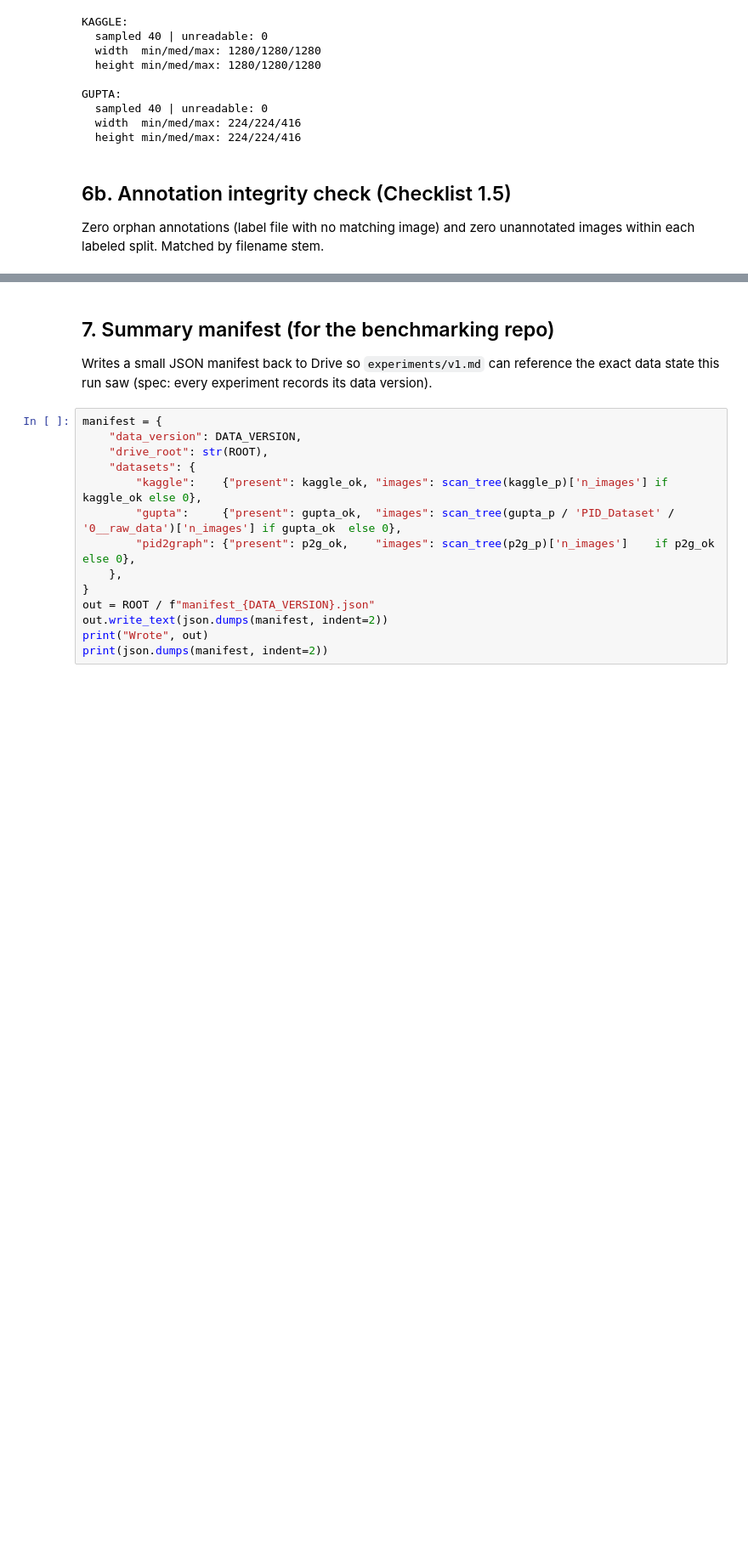
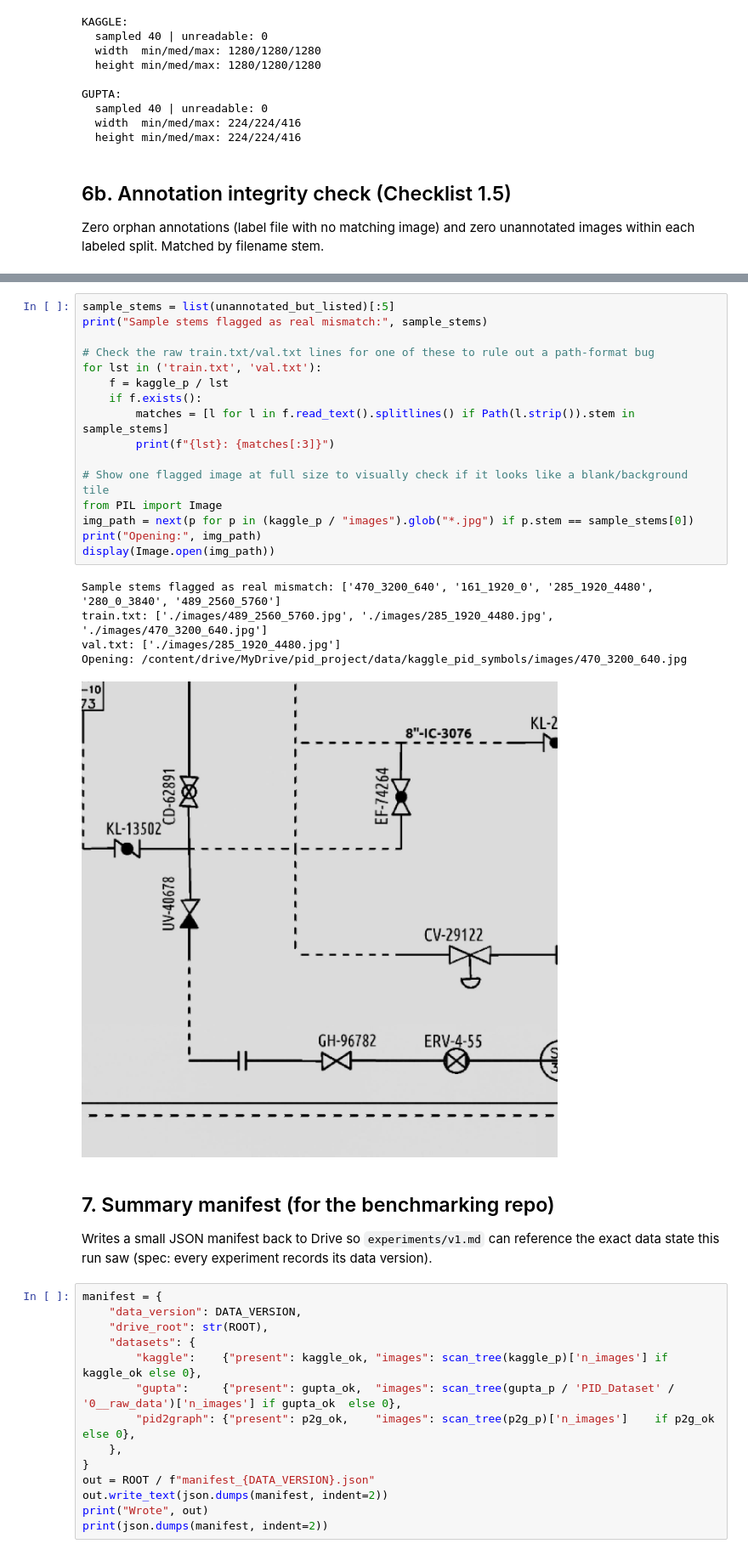
Before and after one commit to TomGeorge45/pid-opensrc-substitution, a Jupyter notebook: notebooks/stage4/Stage4_Phase0-1_Data_Inspection.ipynb, the cells around one changed output, grey strips where cells are left out. Shown at 85% size. Drawn from its saved outputs; the diff is of its cells as text; blank space fills up the shorter version.

Commit message:
Flag blocking data issue: Kaggle missing labels for 71% of listed training images
Co-Authored-By: Claude Sonnet 5 <noreply@anthropic.com>

```diff
--- a/notebooks/stage4/Stage4_Phase0-1_Data_Inspection.ipynb
+++ b/notebooks/stage4/Stage4_Phase0-1_Data_Inspection.ipynb
@@ -602,3 +610,25 @@ print("✓ zero orphan annotations across all checked splits")
+# %%
+sample_stems = list(unannotated_but_listed)[:5]
+print("Sample stems flagged as real mismatch:", sample_stems)
+
+# Check the raw train.txt/val.txt lines for one of these to rule out a path-format bug
+for lst in ('train.txt', 'val.txt'):
+    f = kaggle_p / lst
+    if f.exists():
+        matches = [l for l in f.read_text().splitlines() if Path(l.strip()).stem in sample_stems]
+        print(f"{lst}: {matches[:3]}")
+
+# Show one flagged image at full size to visually check if it looks like a blank/background tile
+from PIL import Image
+img_path = next(p for p in (kaggle_p / "images").glob("*.jpg") if p.stem == sample_stems[0])
+print("Opening:", img_path)
+display(Image.open(img_path))
+# %% [output]
+Sample stems flagged as real mismatch: ['470_3200_640', '161_1920_0', '285_1920_4480', '280_0_3840', '489_2560_5760']
+train.txt: ['./images/489_2560_5760.jpg', './images/285_1920_4480.jpg', './images/470_3200_640.jpg']
+val.txt: ['./images/285_1920_4480.jpg']
+Opening: /content/drive/MyDrive/pid_project/data/kaggle_pid_symbols/images/470_3200_640.jpg
+[figure, added]
 # %% [markdown]
 ## 7. Summary manifest (for the benchmarking repo)
 
```
Also changed, not shown: parts of 1 cell of this notebook, 1 other file.
